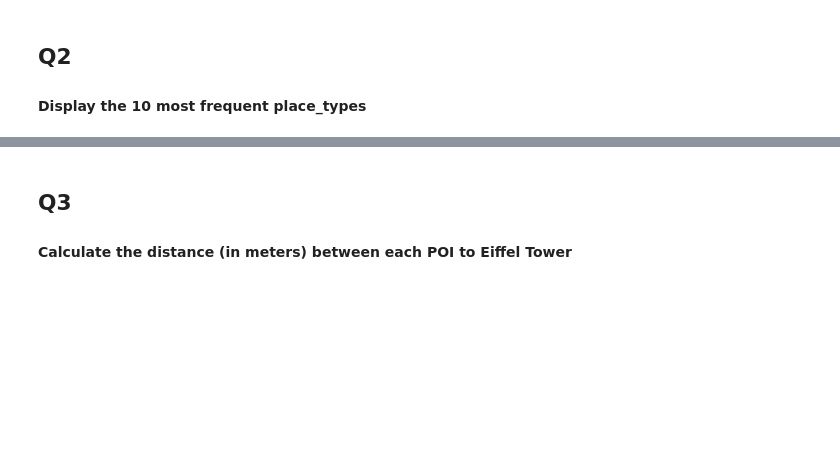
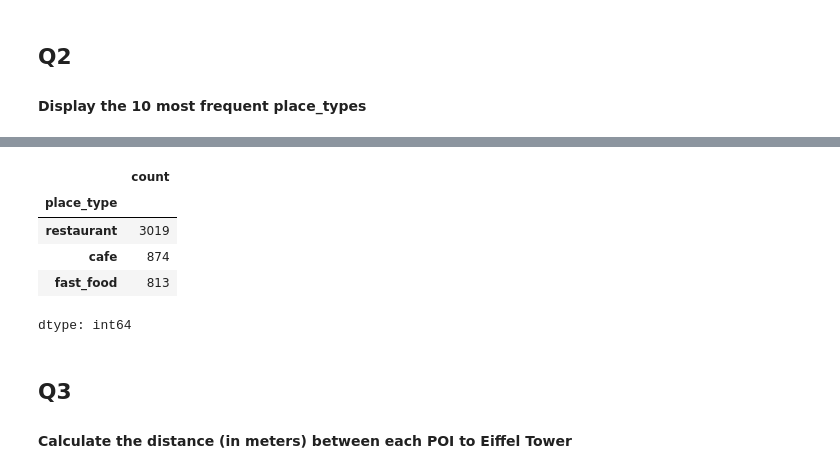
Before and after one commit to michael-sorani/LM4GeoAI, a Jupyter notebook: Exercises/EX_1_Geo_Semantic_Search.ipynb, the cells around one changed output, grey strips where cells are left out. Saved outputs shown, nothing was run; the diff lists cells and outputs as text; code cells hidden in the pictures; blank space fills up the shorter version.

```diff
--- a/Exercises/EX_1_Geo_Semantic_Search.ipynb
+++ b/Exercises/EX_1_Geo_Semantic_Search.ipynb
@@ -135,3 +160,12 @@ pois.head()
+# %%
+pois.loc[pois['IsFood'], 'place_type'].value_counts()[:10]
+# %% [output]
+|  | count |
+| place_type |  |
+| restaurant | 3019 |
+| cafe | 874 |
+| fast_food | 813 |
+dtype: int64
 # %% [markdown]
 ## Q3
 
```
Also changed, not shown: parts of 9 cells of this notebook.
